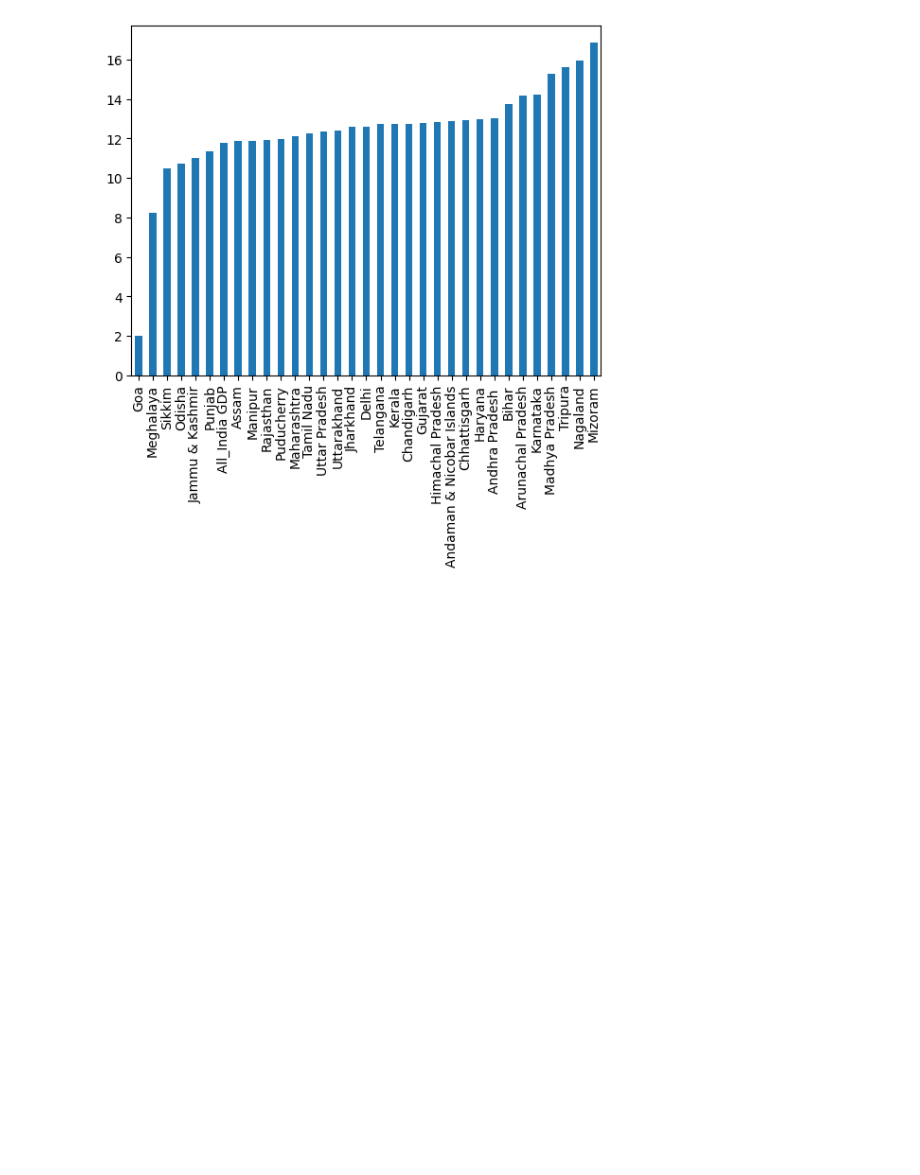
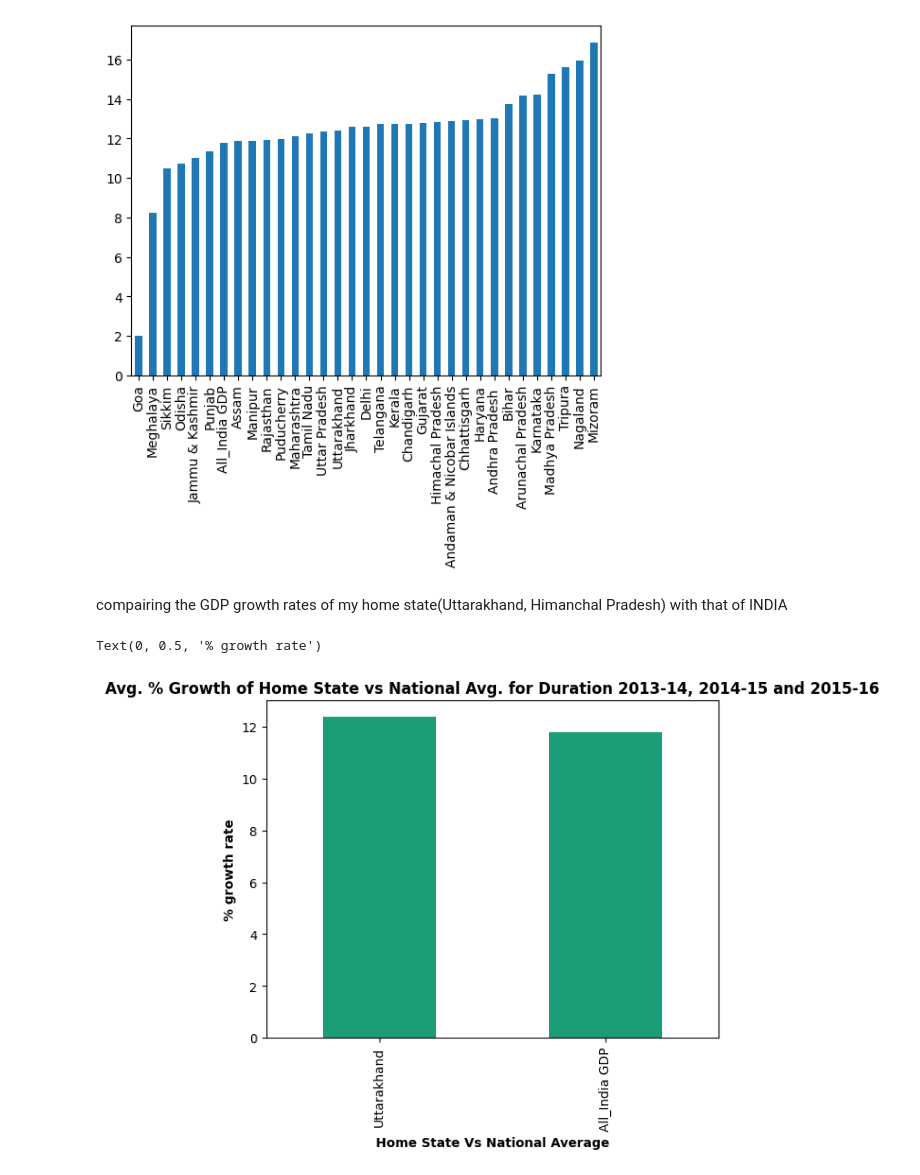
Before and after one commit to shashankkestwal/IndianEconomyAnalysis, a Jupyter notebook: DAV_Project.ipynb, the cells around one changed output. Drawn from its saved outputs; the diff is of its cells as text; code cells hidden in the pictures; blank space fills up the shorter version.

Commit message:
more of data clearing and visualizing states with total

```diff
--- a/DAV_Project.ipynb
+++ b/DAV_Project.ipynb
@@ -19,0 +22,3 @@ import seaborn as sns
+# %%
+sgdp = pd.read_csv("SGDP.csv", header=0)
+sgdp.shape
@@ -20,4 +27,8 @@ import seaborn as sns
 # %%
-sgdp = pd.read_csv("SGDP.csv")
-sgdp.head()
+# total of 11 rows so each state must contain more than 66% of the data for furthur details
+half = len(sgdp) / 2
+x = sgdp.isna().sum() > half
+drop_indexes = sgdp.columns[x]
+sgdp.drop(index, axis=1, inplace=True)
+print(sgdp.columns.size)
 # %% [output]
@@ -162,3 +183,16 @@ sgdp.iloc[6:,2:35].mean().round(2).sort_values().plot.bar(stacked = True)
 # %% [output]
 <AxesSubplot: >
 [figure]
+# %% [markdown]
+compairing the GDP growth rates of my home state(Uttarakhand, Himanchal Pradesh) with that of INDIA
+# %%
+mean = sgdp[6:]
+home_state = mean[['Uttarakhand', 'All_India GDP']]
+comapred_states = home_state.sum()/ home_state.count()
+comapred_states.plot(kind='bar',stacked=True, colormap = 'Dark2')
+plt.title("Avg. % Growth of Home State vs National Avg. for Duration 2013-14, 2014-15 and 2015-16", fontweight = 'bold')
+plt.xlabel("Home State Vs National Average", fontweight = 'bold')
+plt.ylabel("% growth rate", fontweight = 'bold')
+# %% [output]
+Text(0, 0.5, '% growth rate')
+[figure, added]
```
Also changed, not shown: parts of 15 cells of this notebook.
